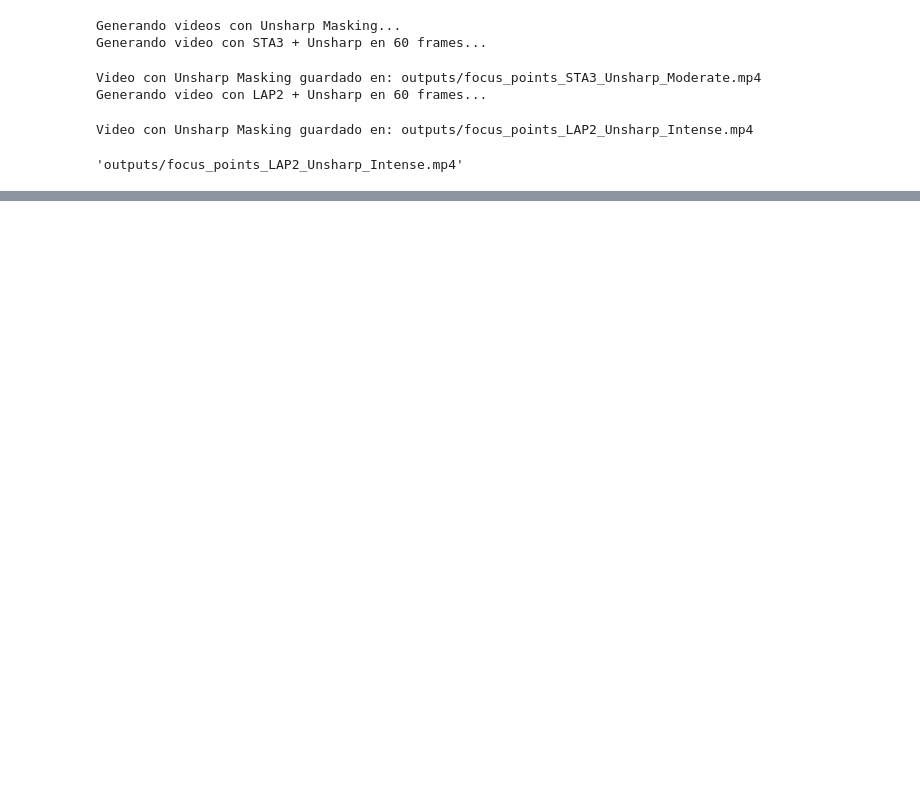
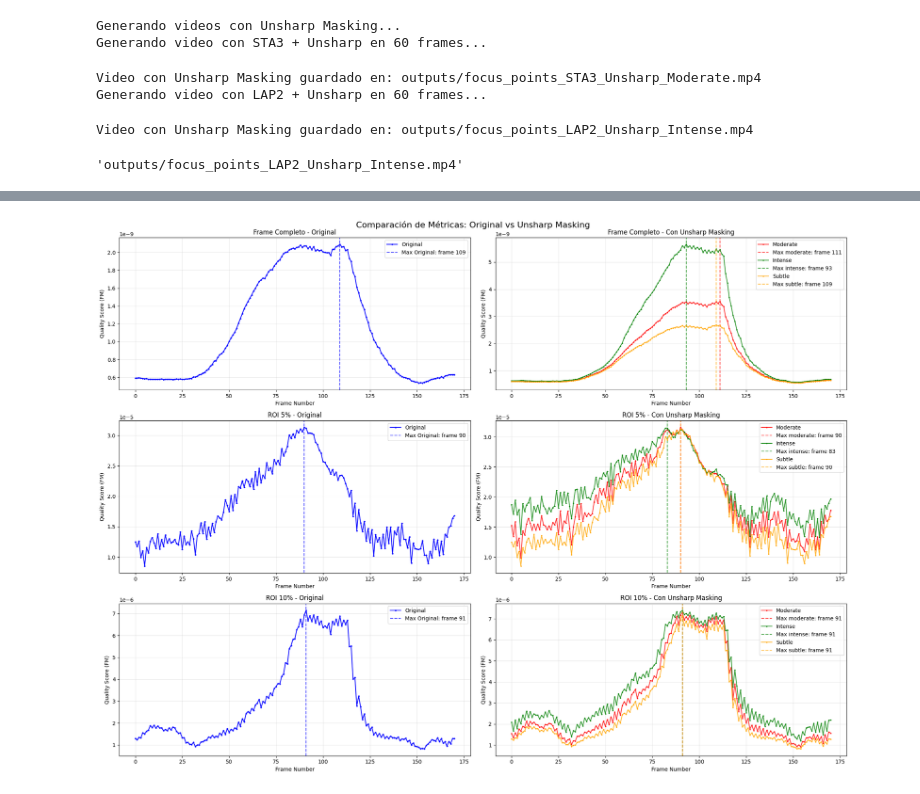
Before and after one commit to RodrigoGoni/image_quallity-analizer, a Jupyter notebook: image_quality_analyzer.ipynb, the cells around one changed output, grey strips where cells are left out. Saved outputs shown, nothing was run; the diff lists cells and outputs as text; code cells hidden in the pictures; blank space fills up the shorter version.

```diff
--- a/image_quality_analyzer.ipynb
+++ b/image_quality_analyzer.ipynb
@@ -1105,0 +879,17 @@ Unsharp Masking relative effectiveness (poor/good): 1.337x
+# %%
+# Definir configuraciones de Unsharp Masking para experimentar
+unsharp_configs = {
+    'moderate': {'kernel_size': (5, 5), 'sigma': 1.0, 'amount': 1.5, 'threshold': 0},
+    'intense': {'kernel_size': (7, 7), 'sigma': 1.5, 'amount': 2.0, 'threshold': 0},
+    'subtle': {'kernel_size': (3, 3), 'sigma': 0.8, 'amount': 1.2, 'threshold': 0}
+}
+
+def calculate_image_quality_with_unsharp(image, unsharp_params):
+    """Calcular calidad de imagen completa aplicando unsharp masking primero"""
+    enhanced_image = apply_unsharp_mask(image, **unsharp_params)
+    return calculate_image_quality(enhanced_image)
+
+def calculate_image_quality_roi_with_unsharp(image, porcentage_roi, unsharp_params):
+    """Calcular calidad de ROI aplicando unsharp masking primero"""
+    enhanced_image = apply_unsharp_mask(image, **unsharp_params)
+    return calculate_image_quality_roi(enhanced_image, porcentage_roi)
@@ -1105,0 +989,55 @@ Unsharp Masking relative effectiveness (poor/good): 1.337x
+# %%
+# Comparación visual: Original vs Unsharp Masking
+plt.figure(figsize=(20, 15))
+
+# Crear subplots para cada métrica y configuración
+metrics = ['full_frame', 'roi_5p', 'roi_10p']
+metric_names = ['Frame Completo', 'ROI 5%', 'ROI 10%']
+
+for i, (metric_key, metric_name) in enumerate(zip(metrics, metric_names)):
+    plt.subplot(3, 2, i*2 + 1)
+
+    # Gráfico original
+    if metric_key == 'full_frame':
+        original_scores = quality_scores
+        original_max = np.argmax(quality_scores)
+    elif metric_key == 'roi_5p':
+        original_scores = quality_scores_5p
+        original_max = np.argmax(quality_scores_5p)
+    else:  # roi_10p
+        original_scores = quality_scores_10p
+        original_max = np.argmax(quality_scores_10p)
+
+    plt.plot(original_scores, 'b-', marker='o', markersize=2, label='Original')
+    plt.axvline(x=original_max, color='blue', linestyle='--', alpha=0.7,
+                label=f'Max Original: frame {original_max}')
+    plt.title(f'{metric_name} - Original')
+    plt.xlabel('Frame Number')
+    plt.ylabel('Quality Score (FM)')
+    plt.legend()
+    plt.grid(True, alpha=0.3)
+
+    # Gráfico con diferentes configuraciones de Unsharp
+    plt.subplot(3, 2, i*2 + 2)
+
+    colors = ['red', 'green', 'orange']
+    for j, (config_name, config_results) in enumerate(results_unsharp.items()):
+        scores = config_results[metric_key]['scores']
+        max_frame = config_results[metric_key]['max_frame']
+
+        plt.plot(scores, color=colors[j], marker='s', markersize=2,
+                label=f'{config_name.capitalize()}', alpha=0.8)
+        plt.axvline(x=max_frame, color=colors[j], linestyle='--', alpha=0.7,
+                   label=f'Max {config_name}: frame {max_frame}')
+
+    plt.title(f'{metric_name} - Con Unsharp Masking')
+    plt.xlabel('Frame Number')
+    plt.ylabel('Quality Score (FM)')
+    plt.legend()
+    plt.grid(True, alpha=0.3)
+
+plt.suptitle('Comparación de Métricas: Original vs Unsharp Masking', fontsize=16)
+plt.tight_layout()
+plt.show()
+# %% [output]
+[figure, added]
```
Also changed, not shown: parts of 8 cells of this notebook.
